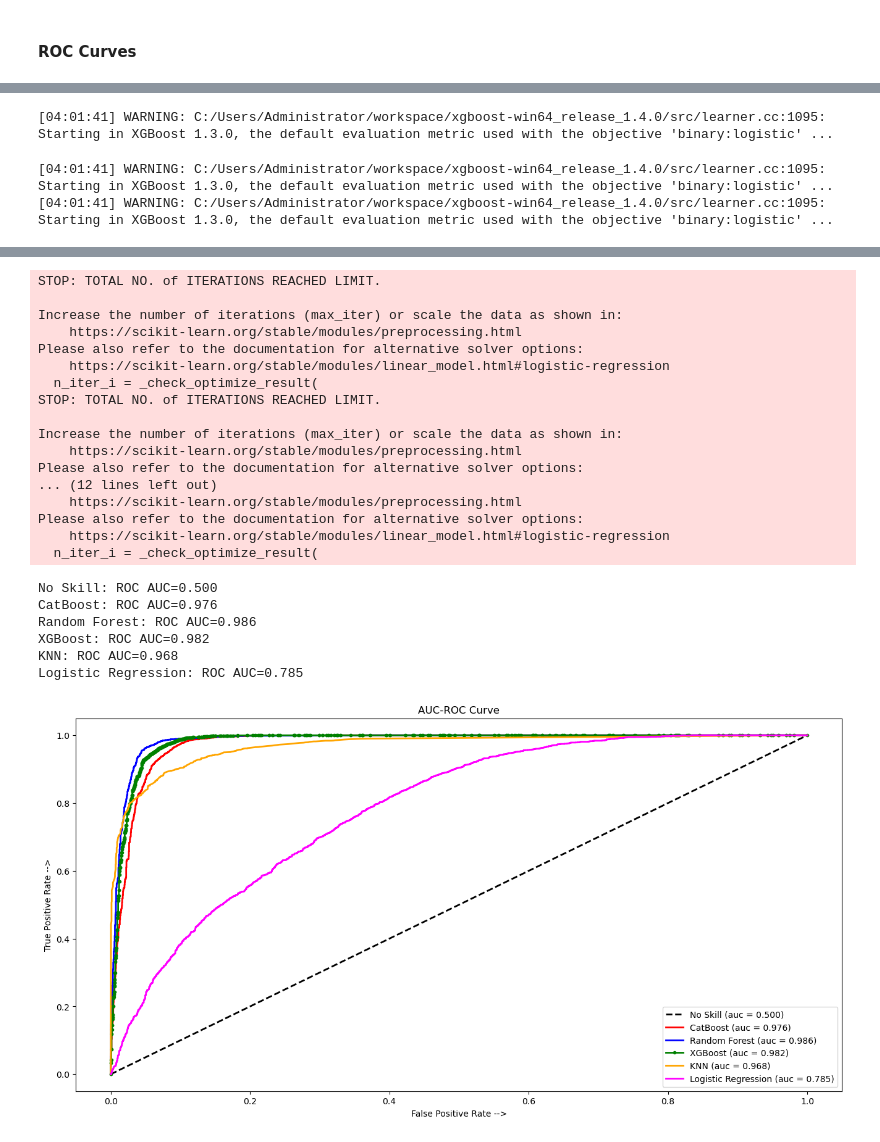
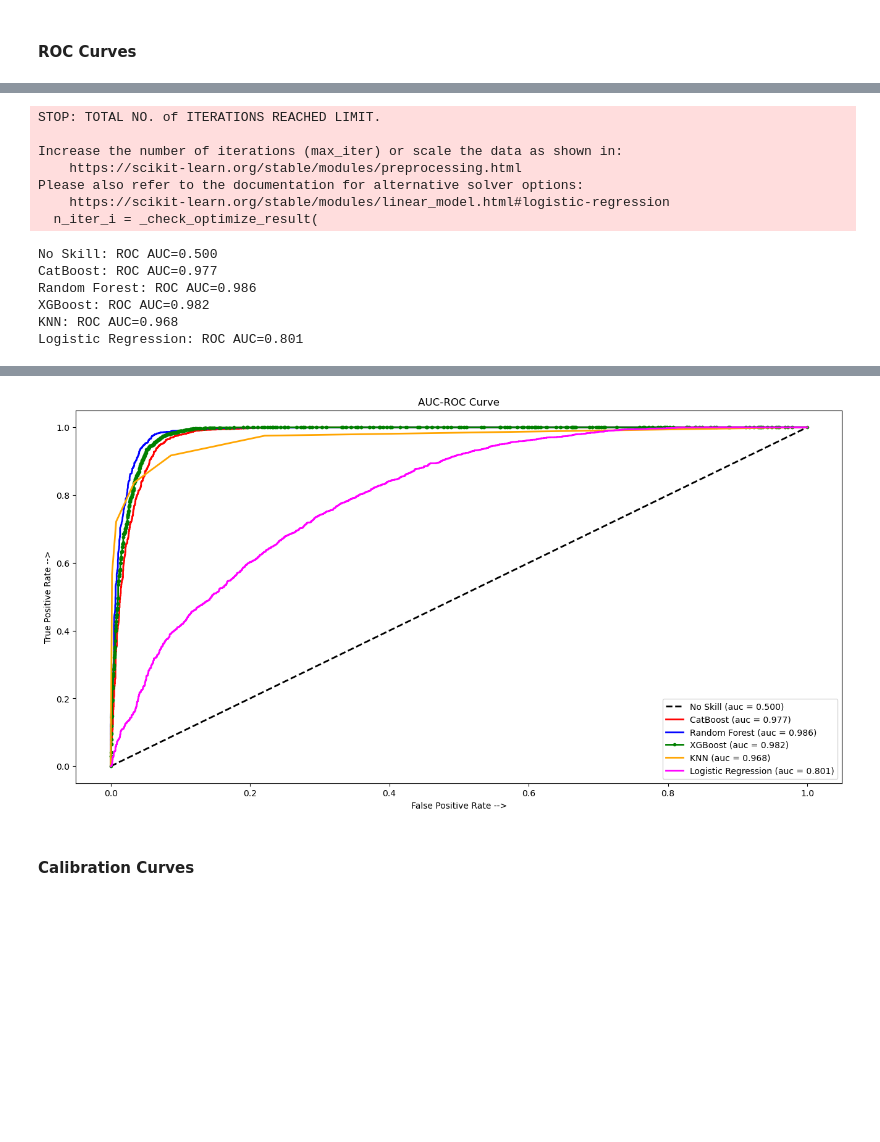
Before and after one commit to chetan1b29/portfolio, a Jupyter notebook: DMML Project/DMML_child_survival.ipynb, the cells around one changed output, grey strips where cells are left out. Cells and saved outputs as stored; diff of their text form; code cells hidden in the pictures; blank space fills up the shorter version.

```diff
--- a/DMML Project/DMML_child_survival.ipynb
+++ b/DMML Project/DMML_child_survival.ipynb
@@ -207,6 +122,6 @@ dict(household_data.isnull().sum())
 # %% [markdown]
 ## Merging
 # %%
-birth_data = pd.read_spss(r'D:\Chetan-PC\DataSets\DMML\Ghana MICS6 SPSS Datasets\bh.sav', usecols = ['HH1', 'HH2','BH2', 'BH3', 'BH4Y','BH5', 'BH6','BH9U', 'BH9N', 'BH10', 'brthord', 'magebrt', 'birthint', 'welevel', 'disability', 'BH4Y_first','BH6_first', 'BH3_last', 'BH4Y_last', 'BH6_last','wmweight'])
+birth_data = pd.read_spss(r'./Ghana MICS6 SPSS Datasets/bh.sav', usecols = ['HH1', 'HH2','BH2', 'BH3', 'BH4Y','BH5', 'BH6','BH9U', 'BH9N', 'BH10', 'brthord', 'magebrt', 'birthint', 'welevel', 'disability', 'BH4Y_first','BH6_first', 'BH3_last', 'BH4Y_last', 'BH6_last','wmweight'])
 # %%
 birth_data.isnull().sum()
@@ -1218,16 +1013,14 @@ cat_clf = CatBoostClassifier(
 )
 rf_clf = RandomForestClassifier(n_estimators=1000,
                                random_state=SEED)
-rf_clf = CalibratedClassifierCV(rf_clf, cv=5)
 xgb_clf = xgb.XGBClassifier(
          learning_rate =0.15,
          n_estimators=100,
          max_depth=5,
          objective= 'binary:logistic',
          random_state=SEED)
-xgb_clf = CalibratedClassifierCV(xgb_clf, cv=5)
-knn_clf = CalibratedClassifierCV(KNeighborsClassifier() , cv=5)
-log_clf = CalibratedClassifierCV(LogisticRegression(random_state=SEED), cv=4)
+knn_clf = KNeighborsClassifier()
+log_clf = LogisticRegression(random_state=SEED)
 
 # trains the classifiers
 cat_clf.fit(X_train_rf_fs, y_train)
@@ -1320,3 +1113,13 @@ plt.show()
-[04:01:41] WARNING: C:/Users/Administrator/workspace/xgboost-win64_release_1.4.0/src/learner.cc:1095: Starting in XGBoost 1.3.0, the default evaluation metric used with the objective 'binary:logistic' ...
+STOP: TOTAL NO. of ITERATIONS REACHED LIMIT.
+
+Increase the number of iterations (max_iter) or scale the data as shown in:
+    https://scikit-learn.org/stable/modules/preprocessing.html
+Please also refer to the documentation for alternative solver options:
+    https://scikit-learn.org/stable/modules/linear_model.html#logistic-regression
+  n_iter_i = _check_optimize_result(
-[04:01:41] WARNING: C:/Users/Administrator/workspace/xgboost-win64_release_1.4.0/src/learner.cc:1095: Starting in XGBoost 1.3.0, the default evaluation metric used with the objective 'binary:logistic' ...
-[04:01:41] WARNING: C:/Users/Administrator/workspace/xgboost-win64_release_1.4.0/src/learner.cc:1095: Starting in XGBoost 1.3.0, the default evaluation metric used with the objective 'binary:logistic' ...
+No Skill: ROC AUC=0.500
+CatBoost: ROC AUC=0.977
+Random Forest: ROC AUC=0.986
+XGBoost: ROC AUC=0.982
+KNN: ROC AUC=0.968
+Logistic Regression: ROC AUC=0.801
@@ -1324,27 +1126,6 @@ plt.show()
-STOP: TOTAL NO. of ITERATIONS REACHED LIMIT.
-
-Increase the number of iterations (max_iter) or scale the data as shown in:
-    https://scikit-learn.org/stable/modules/preprocessing.html
-Please also refer to the documentation for alternative solver options:
-    https://scikit-learn.org/stable/modules/linear_model.html#logistic-regression
-  n_iter_i = _check_optimize_result(
-STOP: TOTAL NO. of ITERATIONS REACHED LIMIT.
-
-Increase the number of iterations (max_iter) or scale the data as shown in:
-    https://scikit-learn.org/stable/modules/preprocessing.html
-Please also refer to the documentation for alternative solver options:
-... (12 lines left out)
-    https://scikit-learn.org/stable/modules/preprocessing.html
-Please also refer to the documentation for alternative solver options:
-    https://scikit-learn.org/stable/modules/linear_model.html#logistic-regression
-  n_iter_i = _check_optimize_result(
-No Skill: ROC AUC=0.500
-CatBoost: ROC AUC=0.976
-Random Forest: ROC AUC=0.986
-XGBoost: ROC AUC=0.982
-KNN: ROC AUC=0.968
-Logistic Regression: ROC AUC=0.785
-[figure, old version]
+[figure, new version]
+# %% [markdown]
+#### Calibration Curves
 # %%
 import scikitplot as skplt
 # %%
```
Also changed, not shown: parts of 69 cells of this notebook, 15 other files.
